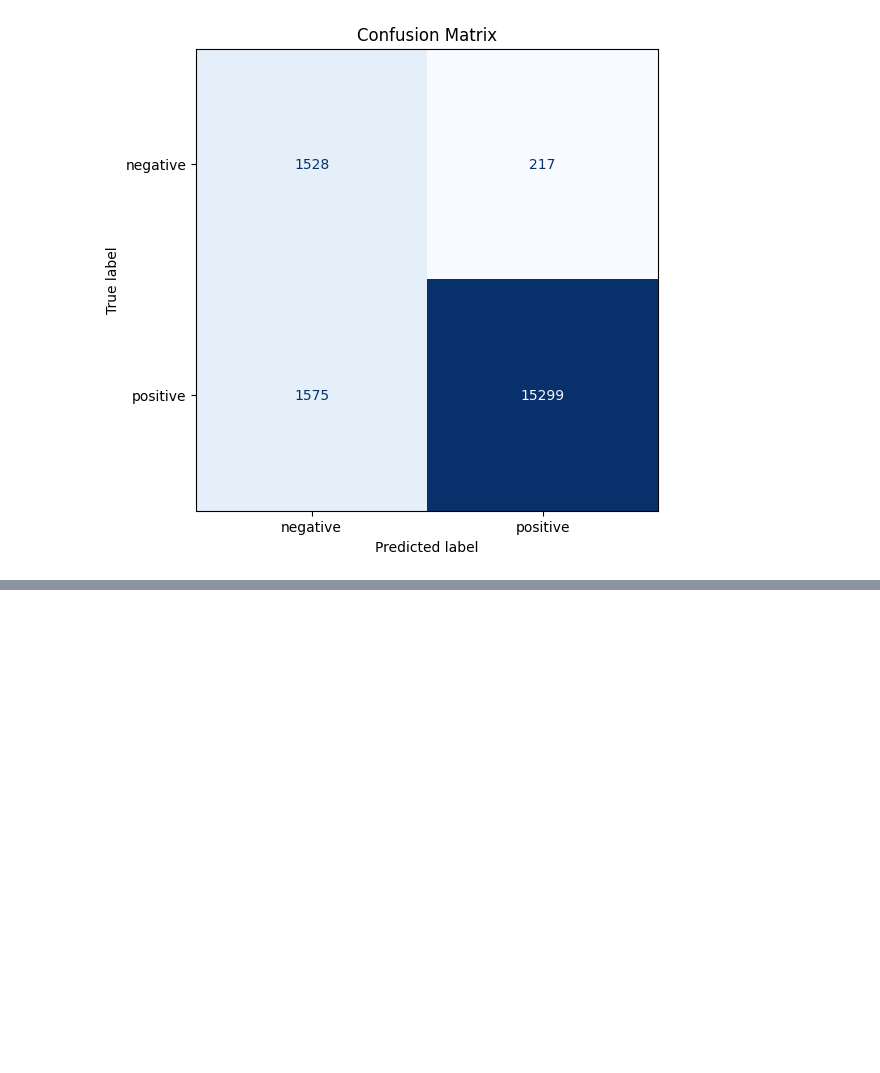
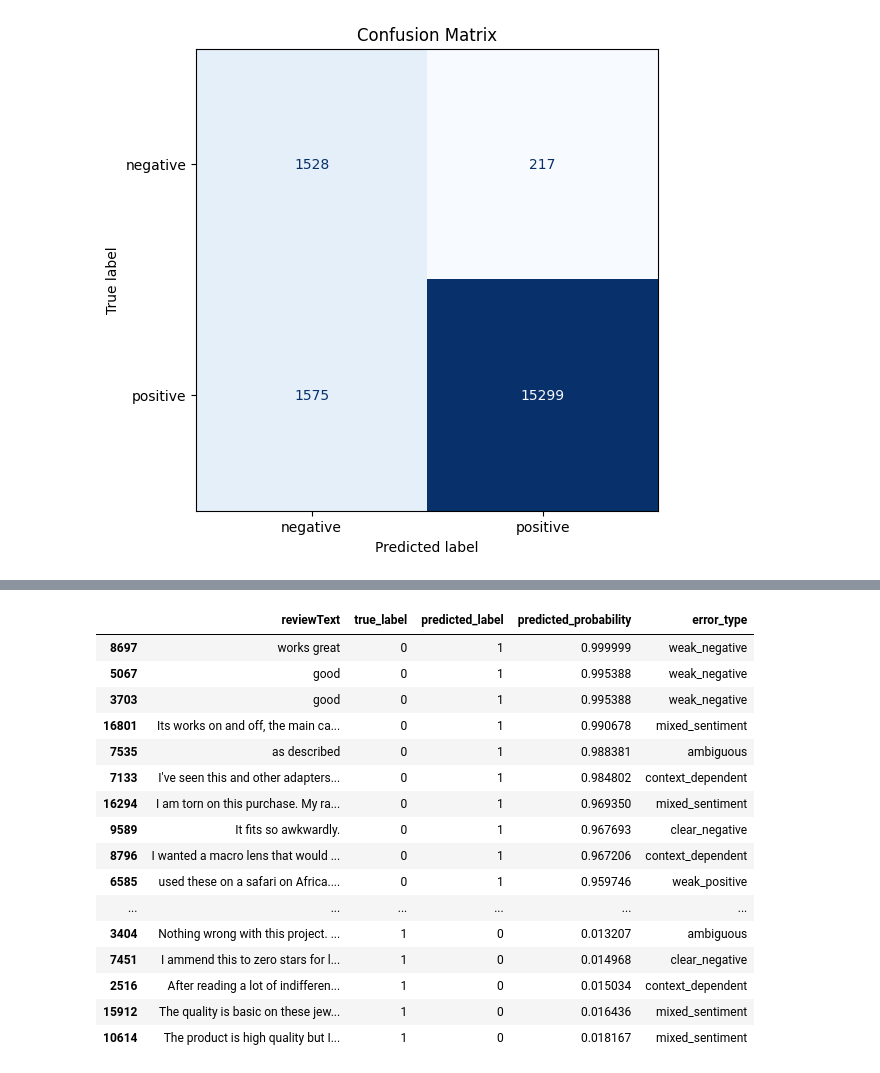
Before and after one commit to trandamkhanh311207-glitch/amazon-sentiment-analysis, a Jupyter notebook: notebooks/main.ipynb, the cells around one changed output, grey strips where cells are left out. Drawn from its saved outputs; the diff is of its cells as text; code cells hidden in the pictures; blank space fills up the shorter version.

```diff
--- a/notebooks/main.ipynb
+++ b/notebooks/main.ipynb
@@ -168,0 +286,79 @@ plt.show()
+# %%
+
+
+sample_errors.loc[8697, "error_type"] = "weak_negative"
+sample_errors.loc[5067, "error_type"] = "weak_negative"
+sample_errors.loc[3703, "error_type"] = "weak_negative"
+
+sample_errors.loc[16801, "error_type"] = "mixed_sentiment"
+sample_errors.loc[7133, "error_type"] = "context_dependent"
+
+sample_errors.loc[16294, "error_type"] = "mixed_sentiment"
+sample_errors.loc[9589, "error_type"] = "clear_negative"
+
+sample_errors.loc[8796, "error_type"] = "context_dependent"
+sample_errors.loc[6585, "error_type"] = "weak_positive"
+sample_errors.loc[18344, "error_type"] = "context_dependent"
+
+sample_errors.loc[4285, "error_type"] = "mixed_sentiment"
+sample_errors.loc[7645, "error_type"] = "weak_positive"
+sample_errors.loc[15723, "error_type"] = "weak_positive"
+sample_errors.loc[7535, "error_type"] = "ambiguous"
+sample_errors.loc[16391, "error_type"] = "context_dependent"
+sample_errors.loc[3082, "error_type"] = "weak_positive"
+sample_errors.loc[3407, "error_type"] = "weak_positive"
+sample_errors.loc[6575, "error_type"] = "mixed_sentiment"
+sample_errors.loc[4169, "error_type"] = "weak_negative"
+sample_errors.loc[5480, "error_type"] = "ambiguous"
+
+
+
+sample_errors.loc[698, "error_type"] = "clear_negative"
+sample_errors.loc[18407, "error_type"] = "clear_negative"
+sample_errors.loc[13534, "error_type"] = "clear_negative"
+
+sample_errors.loc[6991, "error_type"] = "mixed_sentiment"
+sample_errors.loc[8118, "error_type"] = "negation"
+
+sample_errors.loc[17176, "error_type"] = "context_dependent"
+sample_errors.loc[13105, "error_type"] = "clear_negative"
+
+sample_errors.loc[1651, "error_type"] = "mixed_sentiment"
+sample_errors.loc[6611, "error_type"] = "clear_negative"
+sample_errors.loc[10106, "error_type"] = "clear_negative"
+
+sample_errors.loc[11228, "error_type"] = "context_dependent"
+sample_errors.loc[15826, "error_type"] = "negation"
+
+sample_errors.loc[4692, "error_type"] = "context_dependent"
+sample_errors.loc[12171, "error_type"] = "clear_negative"
+
+sample_errors.loc[4166, "error_type"] = "ambiguous"
+sample_errors.loc[3404, "error_type"] = "ambiguous"
+
+sample_errors.loc[7451, "error_type"] = "clear_negative"
+sample_errors.loc[2516, "error_type"] = "context_dependent"
+
+sample_errors.loc[15912, "error_type"] = "mixed_sentiment"
+sample_errors.loc[10614, "error_type"] = "mixed_sentiment"
+
+
+sample_errors
+# %% [output]
+|  | reviewText | true_label | predicted_label | predicted_probability | error_type |
+| 8697 | works great | 0 | 1 | 0.999999 | weak_negative |
+| 5067 | good | 0 | 1 | 0.995388 | weak_negative |
+| 3703 | good | 0 | 1 | 0.995388 | weak_negative |
+| 16801 | Its works on and off, the main ca... | 0 | 1 | 0.990678 | mixed_sentiment |
+| 7535 | as described | 0 | 1 | 0.988381 | ambiguous |
+| 7133 | I've seen this and other adapters... | 0 | 1 | 0.984802 | context_dependent |
+| 16294 | I am torn on this purchase. My ra... | 0 | 1 | 0.969350 | mixed_sentiment |
+| 9589 | It fits so awkwardly. | 0 | 1 | 0.967693 | clear_negative |
+| 8796 | I wanted a macro lens that would ... | 0 | 1 | 0.967206 | context_dependent |
+| 6585 | used these on a safari on Africa.... | 0 | 1 | 0.959746 | weak_positive |
+| ... | ... | ... | ... | ... | ... |
+| 3404 | Nothing wrong with this project. ... | 1 | 0 | 0.013207 | ambiguous |
+| 7451 | I ammend this to zero stars for l... | 1 | 0 | 0.014968 | clear_negative |
+| 2516 | After reading a lot of indifferen... | 1 | 0 | 0.015034 | context_dependent |
+| 15912 | The quality is basic on these jew... | 1 | 0 | 0.016436 | mixed_sentiment |
+| 10614 | The product is high quality but I... | 1 | 0 | 0.018167 | mixed_sentiment |
```
Also changed, not shown: parts of 13 cells of this notebook.
